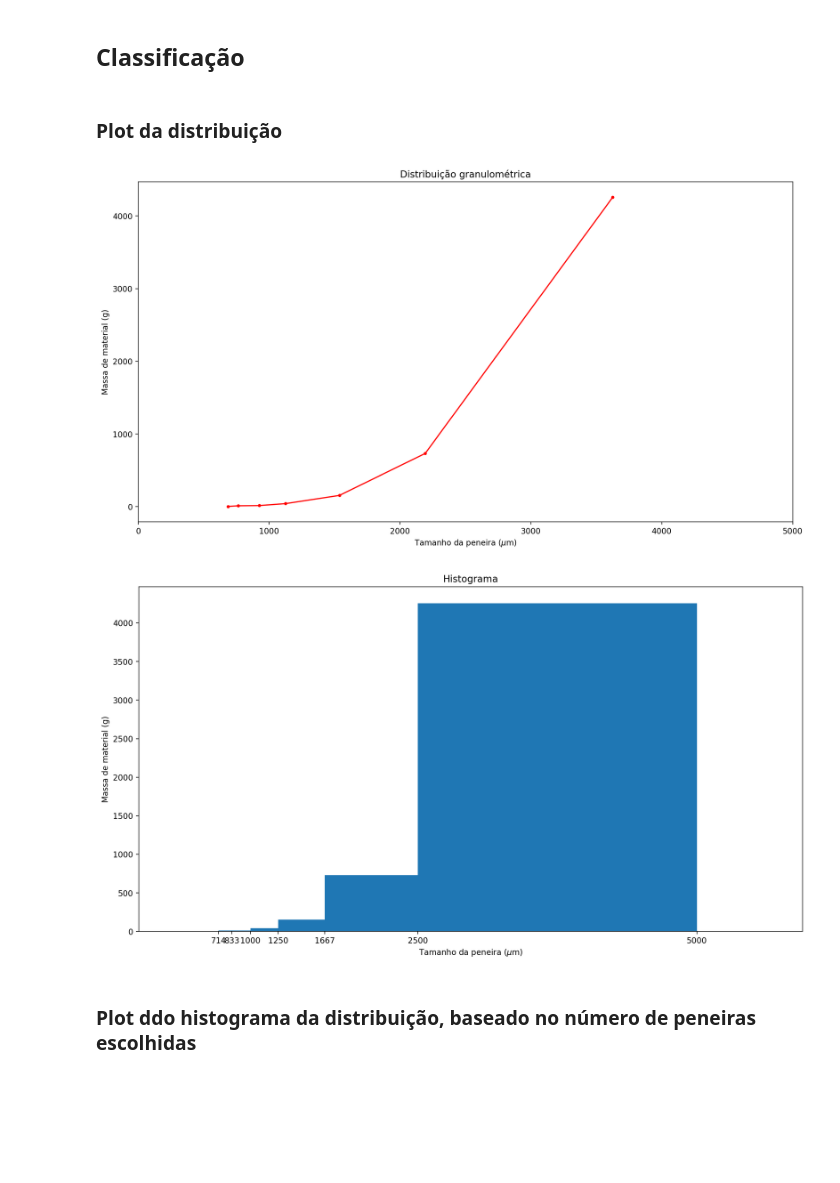
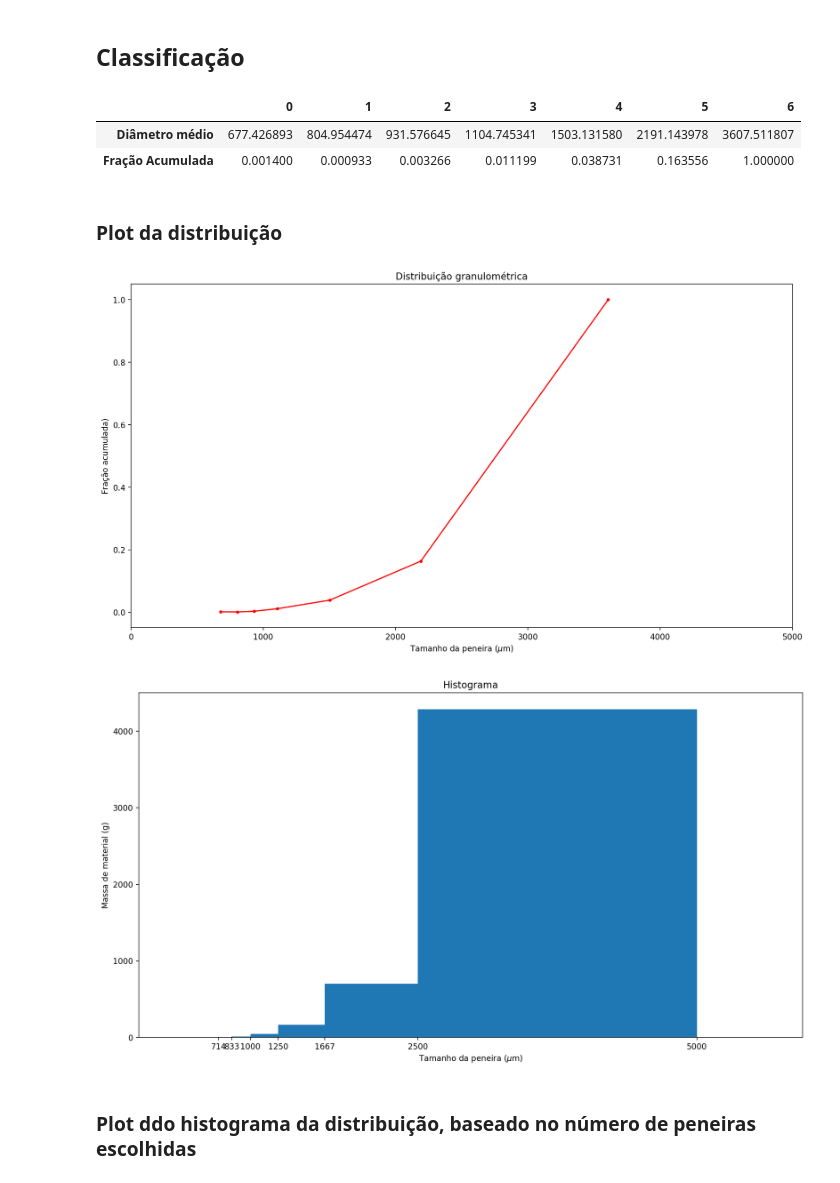
Before and after one commit to Levandoski-codes/EQ024_code, a Jupyter notebook: Gerador_distribuicao.ipynb, the cells around one changed output. Cells and saved outputs as stored; diff of their text form; code cells hidden in the pictures; blank space fills up the shorter version.

```diff
--- a/Gerador_distribuicao.ipynb
+++ b/Gerador_distribuicao.ipynb
@@ -21,41 +23,56 @@ var = 0.3
 # %%
+random.seed(10)
 dist_norm = []
 for _ in range(massa_total):
-    dist_norm.append(random.normalvariate(media_dia, media_dia*var))
+    dist_norm.append(random.normalvariate(media_dia,
+                                          media_dia*var))
 # %% [markdown]
 ## Classificação
 # %%
-penei = {}
-bins = []
+penei = {} #Criando um dicionário com os dados
+bins = [] #Será usado como base para distribuição do histograma
 for j in range(numero_peneiras+1):
     lista =[]
     for i in dist_norm:
-        if abertura_1_penei*razao/((j+1)*razao) > i >= abertura_1_penei*razao/((j+2)*razao):
+        if abertura_1_penei*razao \
+        /((j+1)*razao) > i >= abertura_1_penei*razao/((j+2)*razao):
             lista.append(i)
     bins.append(abertura_1_penei*razao/((j+1)*razao))
 
     penei.update({str( abertura_1_penei*razao/((j+1)*razao)): lista})
-bins = bins[::-1]
 # %%
+#Calculando as médias de cada peneira
 x = []
 y = []
 for nome in penei:
     x.append(np.median(penei[nome]))
     y.append(len(penei[nome]))
-x = np.asarray(x[::-1])
-y = np.asarray(y[::-1])
+
+x = np.asarray(x[::-1]) #Isso é um array com a média de diâmetro
+                        #presente em cada uma das peneiras
+y = np.asarray(y[::-1]) #Massa de material presente em cada peneira
+frac = y/max(y)            #Calculando a fração acumulada
+bins = bins[::-1]
+# %%
+df = pd.DataFrame((x,frac))
+df.rename(index={0:'Diâmetro médio',1:'Fração Acumulada'}, inplace=True)
+df
+# %% [output]
+|  | 0 | 1 | 2 | 3 | 4 | 5 | 6 |
+| Diâmetro médio | 677.426893 | 804.954474 | 931.576645 | 1104.745341 | 1503.131580 | 2191.143978 | 3607.511807 |
+| Fração Acumulada | 0.001400 | 0.000933 | 0.003266 | 0.011199 | 0.038731 | 0.163556 | 1.000000 |
 # %% [markdown]
 ### Plot da distribuição
 # %%
 fig = plt.figure(figsize=(15,8), dpi=200)
-plt.plot(x, y, marker='.', color='red')
+plt.plot(x, frac, marker='.', color='red')
 plt.xlim((math.ceil(0), math.floor(abertura_1_penei)))
 plt.title('Distribuição granulométrica')
 plt.xlabel('Tamanho da peneira ($\mu$m)')
-plt.ylabel('Massa de material (g)')
+plt.ylabel('Fração acumulada)')
 plt.show()
 # %% [output]
-[figure, old version]
+[figure, new version]
 # %%
 fig = plt.figure(figsize=(15,8), dpi=200)
 plt.xlim((math.ceil(0), math.floor(abertura_1_penei*razao)))
@@ -66,7 +83,7 @@ plt.xlabel('Tamanho da peneira ($\mu$m)')
 plt.ylabel('Massa de material (g)')
 plt.show()
 # %% [output]
-[figure, old version]
+[figure, new version]
 # %% [markdown]
 ### Plot ddo histograma da distribuição, baseado no número de peneiras escolhidas
 # %%
```
Also changed, not shown: parts of 6 cells of this notebook.
